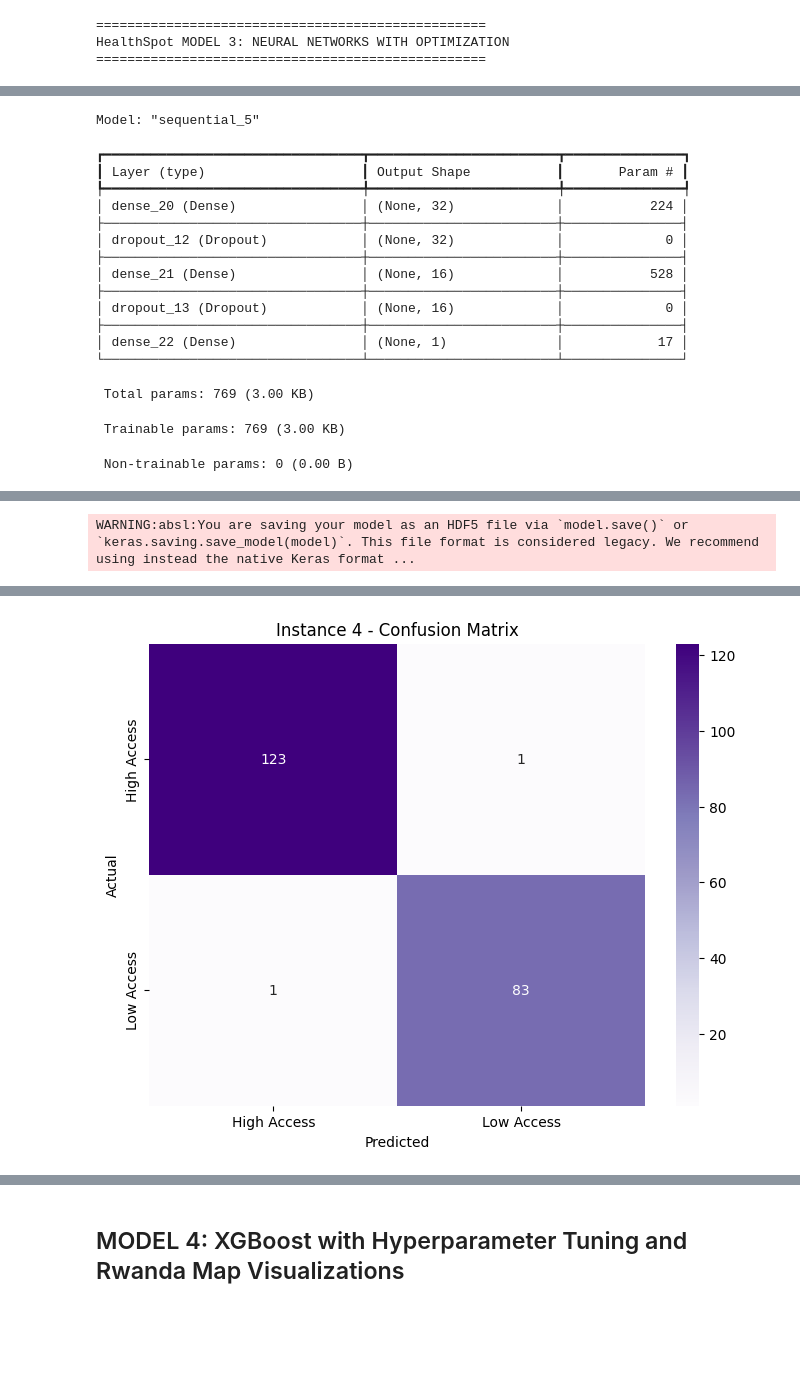
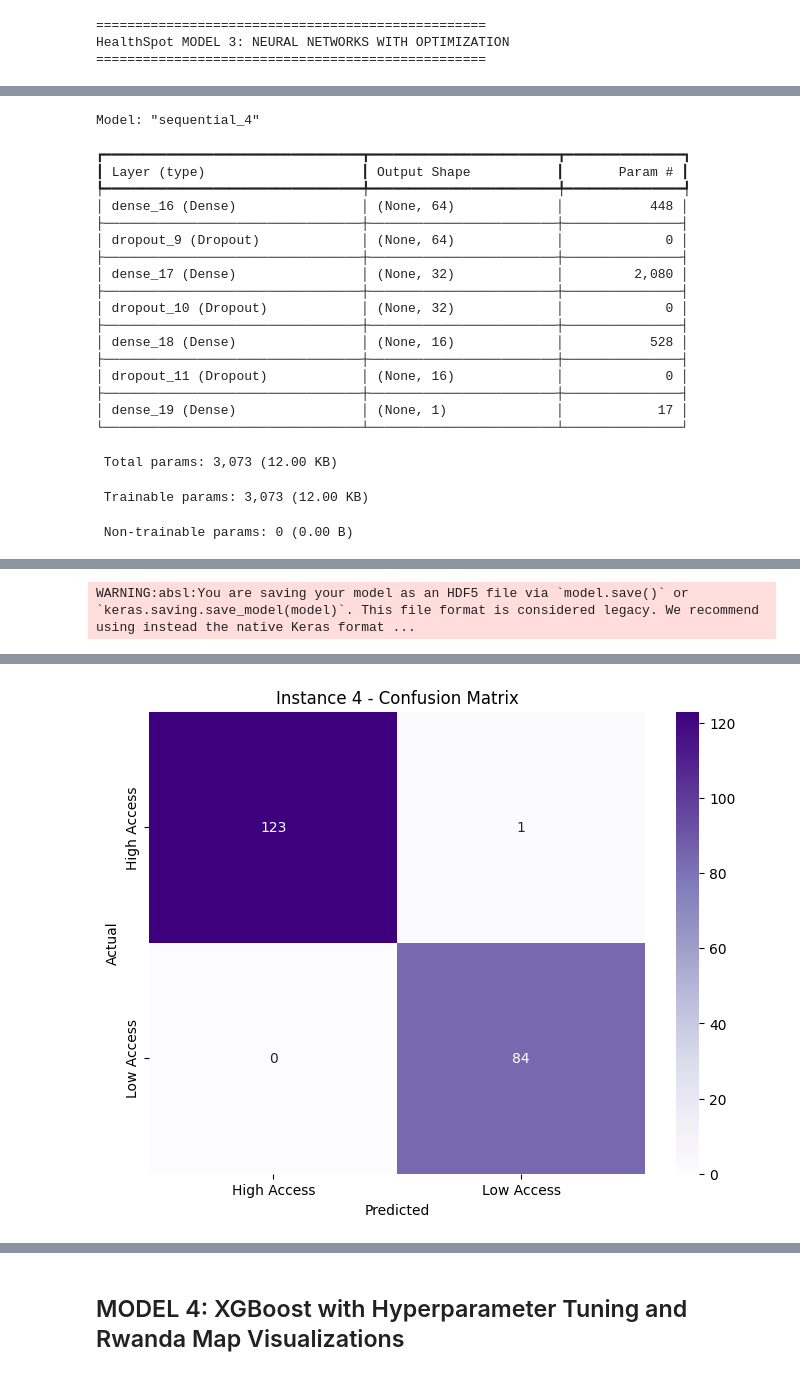
Before and after one commit to buwituze/HealthSpot_Model, a Jupyter notebook: Summative_Intro_to_ml_[Benitha_Uwituze_Rutagengwa]_assignment.ipynb, the cells around one changed output, grey strips where cells are left out. Cells and saved outputs as stored; diff of their text form; code cells hidden in the pictures; blank space fills up the shorter version.

```diff
--- a/Summative_Intro_to_ml_[Benitha_Uwituze_Rutagengwa]_assignment.ipynb
+++ b/Summative_Intro_to_ml_[Benitha_Uwituze_Rutagengwa]_assignment.ipynb
@@ -776,8 +776,8 @@ model_2 = create_optimized_model(
     optimizer_config=optimizer_2,
     regularizer=regularizer_2,
     dropout_rate=0.2,
-    num_layers=4,
-    neurons=[128, 64, 32, 16]
+    num_layers=3,
+    neurons=[64, 32, 16]
 )
 
 model_configs['Instance 2'] = {
@@ -891,7 +891,7 @@ model_3 = create_optimized_model(
     regularizer=regularizer_3,
     dropout_rate=0.5,
     num_layers=3,
-    neurons=[96, 48, 24]
+    neurons=[64, 32, 16]
 )
 
 model_configs['Instance 3'] = {
@@ -1004,8 +1004,8 @@ model_4 = create_optimized_model(
     optimizer_config=optimizer_4,
     regularizer=regularizer_4,
     dropout_rate=0.1,
-    num_layers=2,
-    neurons=[32, 16]
+    num_layers=3,
+    neurons=[64, 32, 16]
 )
 
 model_configs['Instance 4'] = {
@@ -1051,21 +1051,25 @@ INSTANCE 4: RMSprop + L2 Regularization + Minimal Dropout
 
 Training Instance_4...
 Model Architecture:
-Model: "sequential_5"
+Model: "sequential_4"
 ┏━━━━━━━━━━━━━━━━━━━━━━━━━━━━━━━━━┳━━━━━━━━━━━━━━━━━━━━━━━━┳━━━━━━━━━━━━━━━┓
 ┃ Layer (type)                    ┃ Output Shape           ┃       Param # ┃
 ┡━━━━━━━━━━━━━━━━━━━━━━━━━━━━━━━━━╇━━━━━━━━━━━━━━━━━━━━━━━━╇━━━━━━━━━━━━━━━┩
-│ dense_20 (Dense)                │ (None, 32)             │           224 │
+│ dense_16 (Dense)                │ (None, 64)             │           448 │
 ├─────────────────────────────────┼────────────────────────┼───────────────┤
-│ dropout_12 (Dropout)            │ (None, 32)             │             0 │
+│ dropout_9 (Dropout)             │ (None, 64)             │             0 │
 ├─────────────────────────────────┼────────────────────────┼───────────────┤
-│ dense_21 (Dense)                │ (None, 16)             │           528 │
+│ dense_17 (Dense)                │ (None, 32)             │         2,080 │
 ├─────────────────────────────────┼────────────────────────┼───────────────┤
-│ dropout_13 (Dropout)            │ (None, 16)             │             0 │
+│ dropout_10 (Dropout)            │ (None, 32)             │             0 │
 ├─────────────────────────────────┼────────────────────────┼───────────────┤
-│ dense_22 (Dense)                │ (None, 1)              │            17 │
+│ dense_18 (Dense)                │ (None, 16)             │           528 │
+├─────────────────────────────────┼────────────────────────┼───────────────┤
+│ dropout_11 (Dropout)            │ (None, 16)             │             0 │
+├─────────────────────────────────┼────────────────────────┼───────────────┤
+│ dense_19 (Dense)                │ (None, 1)              │            17 │
 └─────────────────────────────────┴────────────────────────┴───────────────┘
- Total params: 769 (3.00 KB)
+ Total params: 3,073 (12.00 KB)
- Trainable params: 769 (3.00 KB)
+ Trainable params: 3,073 (12.00 KB)
  Non-trainable params: 0 (0.00 B)
 Epoch 1/60
@@ -1101,4 +1105,4 @@ ROC-AUC: 0.9999
-[figure, old version]
+[figure, new version]
 # %%
 # COMPARING ALL INSTANCES
 
```
Also changed, not shown: parts of 10 cells of this notebook.
